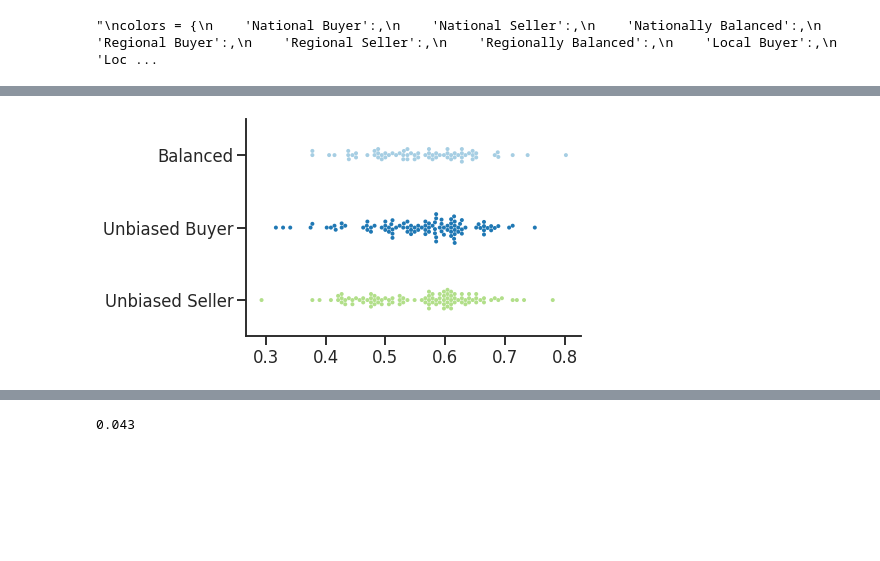
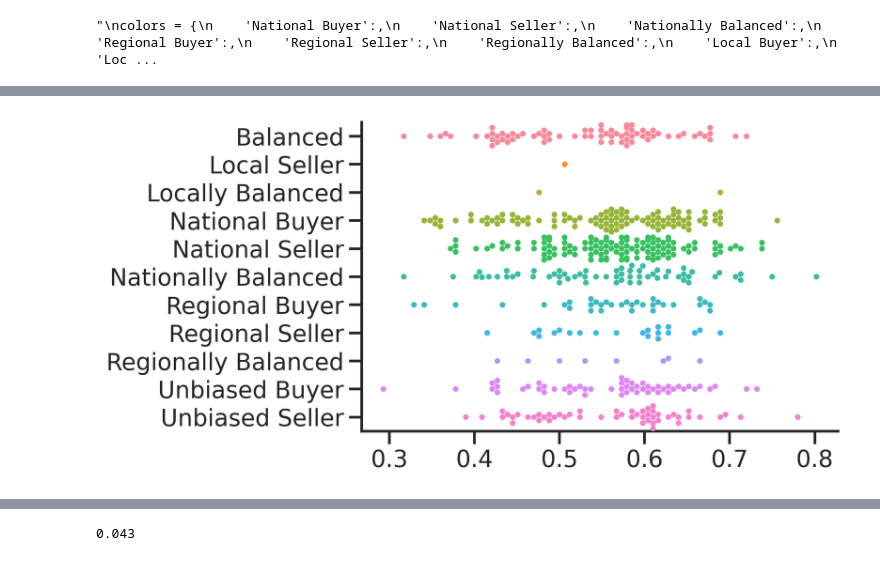
Before and after one commit to d141/590FP, a Jupyter notebook: nhl_transaction_network.ipynb, the cells around one changed output, grey strips where cells are left out. Drawn from its saved outputs; the diff is of its cells as text; code cells hidden in the pictures; blank space fills up the shorter version.

```diff
--- a/nhl_transaction_network.ipynb
+++ b/nhl_transaction_network.ipynb
@@ -526,14 +664,18 @@ len(stats_dfs)
 # %%
 import matplotlib.pyplot as plt
 
-seasons = ['2010 - 2011', '2011 - 2012', '2012 - 2013', '2013 - 2014', '2014 - 2015', '2015 - 2016', '2016 - 2017', '2017 - 2018', '2018 - 2019']
+seasons = ['2000 - 2001', '2001 - 2002', '2002 - 2003', '2003 - 2004',
+ '2005 - 2006', '2006 - 2007', '2007 - 2008', '2008 - 2009', '2009 - 2010', '2010 - 2011', '2011 - 2012', '2012 - 2013', '2013 - 2014', '2014 - 2015', '2015 - 2016', '2016 - 2017', '2017 - 2018', '2018 - 2019']
 
 i=0
 for season in seasons:
   team_names = networks_by_year[season].nodes
   df = stats_dfs[i]
   for team in team_names:
-      df.loc[df['Unnamed: 0'].str.contains(team), 'Unnamed: 0'] = team
+      try:
+        df.loc[df['Unnamed: 0'].str.contains(team), 'Unnamed: 0'] = team
+      except:
+        print(i)
 
 
   df.loc[df['Unnamed: 0'].str.contains('Detroit Red Wings'), 'Unnamed: 0'] = 'RedWings'
@@ -638,8 +762,11 @@ winner_defensive_starts = []
 
 i=0
 for network in networks_by_year:
-  if network == '2019 - 2020':
+  if network == '2004 - 2005':
     print('skipped the lockout year')
+    continue
+  if network == '2019 - 2019':
+    print("skipped covid year")
     continue
   for team in list(networks_by_year[network].nodes):
 
@@ -657,12 +784,15 @@ for network in networks_by_year:
       print(stats_dfs[i].loc[stats_dfs[i]['Unnamed: 0'].str.contains(team)]['PK%'])
     pp = float(stats_dfs[i].loc[stats_dfs[i]['Unnamed: 0'].str.contains(team)]['PP%'])
     age = float(stats_dfs[i].loc[stats_dfs[i]['Unnamed: 0'].str.contains(team)]['AvAge'])
-    corsi = float(stats_dfs[i].loc[stats_dfs[i]['Unnamed: 0'].str.contains(team)]['Corsi (EV).2'])
-    fenwick = float(stats_dfs[i].loc[stats_dfs[i]['Unnamed: 0'].str.contains(team)]['Fenwick (EV).2'])
-    shots = float(stats_dfs[i].loc[stats_dfs[i]['Unnamed: 0'].str.contains(team)]['PDO (EV)'])
-    pdos = float(stats_dfs[i].loc[stats_dfs[i]['Unnamed: 0'].str.contains(team)]['PDO (EV).2'])
-    offense = float(stats_dfs[i].loc[stats_dfs[i]['Unnamed: 0'].str.contains(team)]['Zone Starts (EV)'])
-    defense = float(stats_dfs[i].loc[stats_dfs[i]['Unnamed: 0'].str.contains(team)]['Zone Starts (EV).1'])
+    try:
+      corsi = float(stats_dfs[i].loc[stats_dfs[i]['Unnamed: 0'].str.contains(team)]['Corsi (EV).2'])
+      fenwick = float(stats_dfs[i].loc[stats_dfs[i]['Unnamed: 0'].str.contains(team)]['Fenwick (EV).2'])
+      shots = float(stats_dfs[i].loc[stats_dfs[i]['Unnamed: 0'].str.contains(team)]['PDO (EV)'])
+      pdos = float(stats_dfs[i].loc[stats_dfs[i]['Unnamed: 0'].str.contains(team)]['PDO (EV).2'])
+      offense = float(stats_dfs[i].loc[stats_dfs[i]['Unnamed: 0'].str.contains(team)]['Zone Starts (EV)'])
+      defense = float(stats_dfs[i].loc[stats_dfs[i]['Unnamed: 0'].str.contains(team)]['Zone Starts (EV).1'])
+    except:
+      print("no advanced stats yet")
 
     try:
       ranking.append(int(rank))
@@ -729,12 +859,15 @@ for network in networks_by_year:
         winner_authority.append(networks_by_year[network].nodes[team]['authority'])
         winner_ranking.append(int(rank))
         winner_pts.append(float(stats_dfs[i].loc[stats_dfs[i]['Unnamed: 0'].str.contains(team)]['PTS%']))
-        winner_corsis.append(corsi)
-        winner_fenwicks.append(fenwick)
-        winner_shooting_pct.append(shots)
-        winner_pdo.append(pdos)
-        winner_offensive_starts.append(offense)
-        winner_defensive_starts.append(defense)
+        try:
+          winner_corsis.append(corsi)
+          winner_fenwicks.append(fenwick)
+          winner_shooting_pct.append(shots)
+          winner_pdo.append(pdos)
+          winner_offensive_starts.append(offense)
+          winner_defensive_starts.append(defense)
+        except:
+          print("no advanced stats yet")
 
     except:
       print(f"{team} not found in {network} network")
@@ -860,14 +1009,14 @@ plt.savefig('dpitest.png')
 # %%
 sns.set(style='ticks', context='talk')
 #iris = sns.load_dataset('iris')
 #plt.xticks(rotation = 45)
 
 sns.set_palette("viridis")
-sns.swarmplot(x=pts, y=sorted(strategies), palette='Paired', size=4)
+sns.swarmplot(x=pts, y=sorted(strategies), size=4)
 sns.despine()
 plt.savefig("scatter")
 # %% [output]
-[figure, old version]
+[figure, new version]
 # %%
 sns.violinplot(x=pps, y=sorted(strategies), linewidth=0.5, palette='Paired')
 # %% [output]
```
Also changed, not shown: parts of 27 cells of this notebook.
